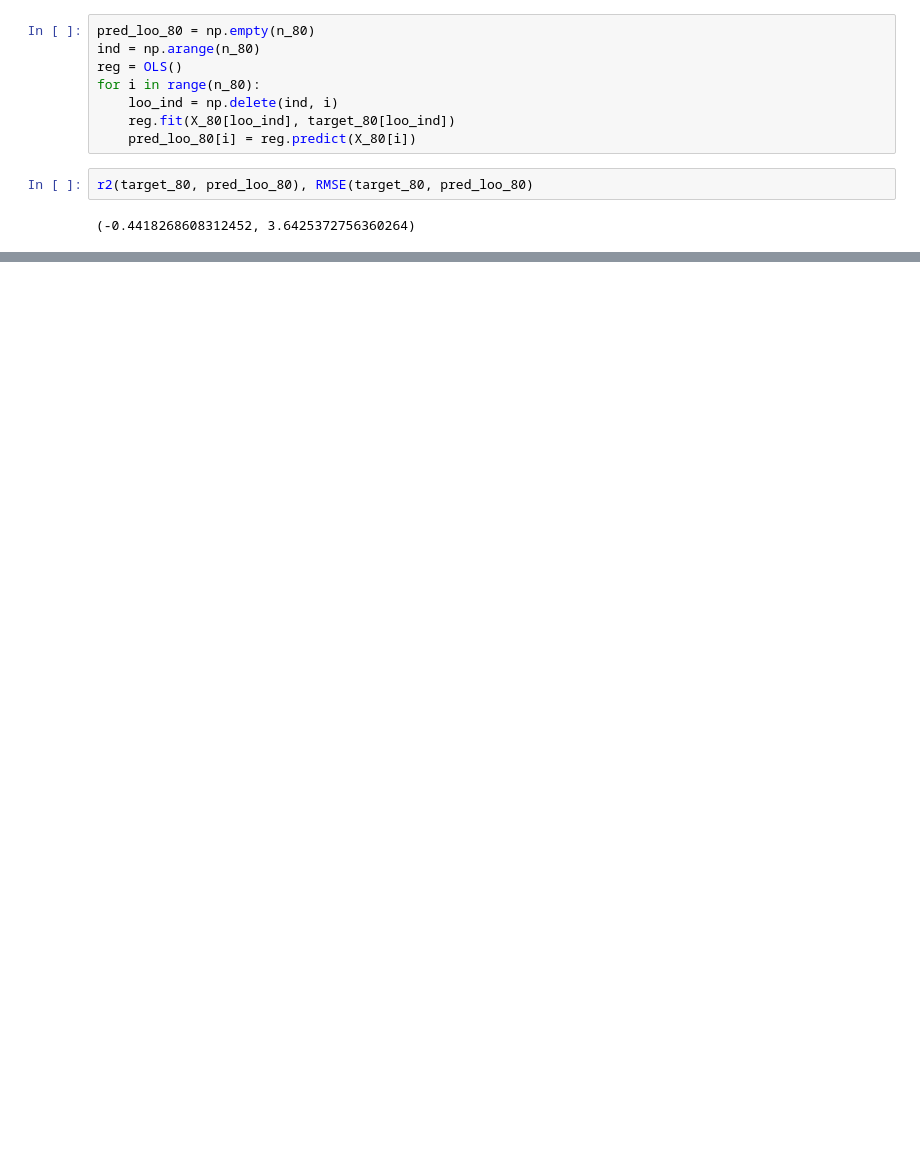
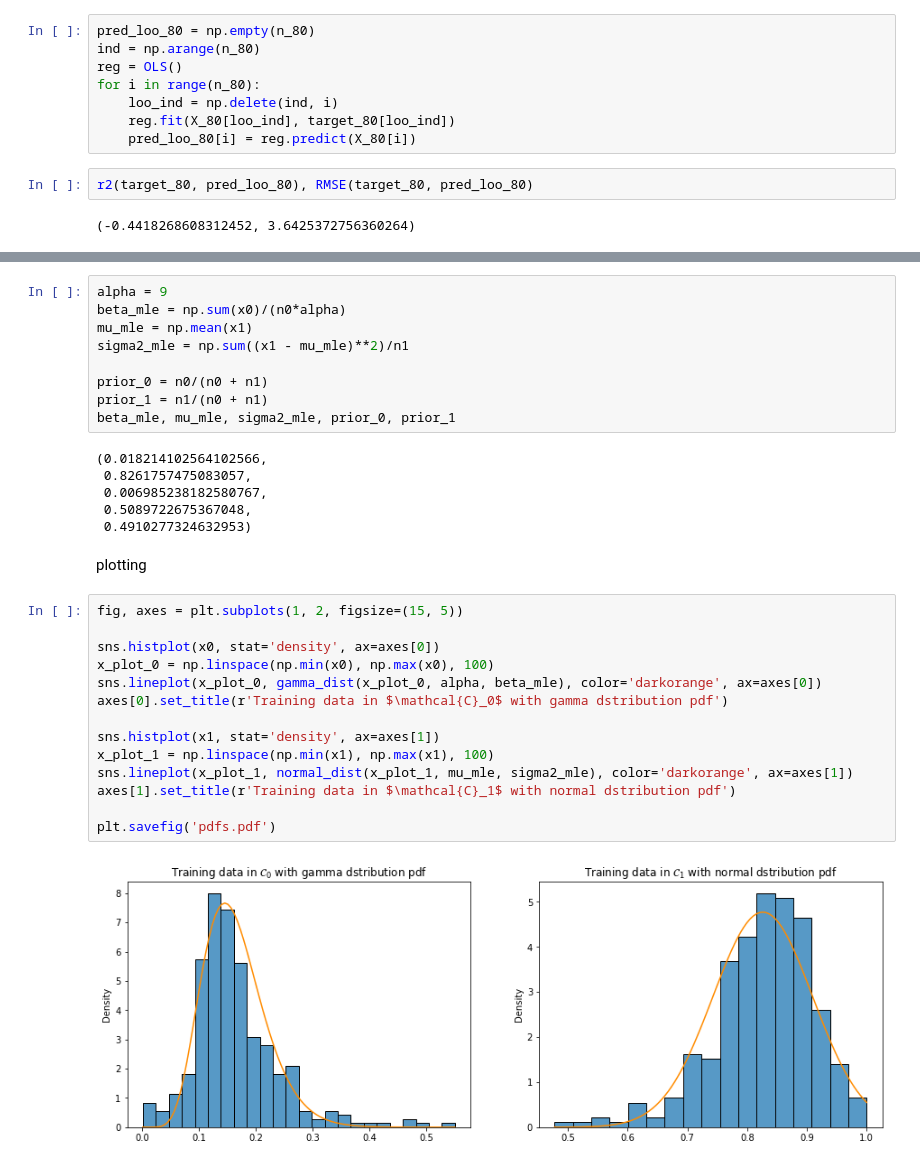
Before and after one commit to sifoss/FYS2021_1, a Jupyter notebook: assignment1.ipynb, the cells around one changed output, grey strips where cells are left out. Drawn from its saved outputs; the diff is of its cells as text; blank space fills up the shorter version.

```diff
--- a/assignment1.ipynb
+++ b/assignment1.ipynb
@@ -71,0 +124,33 @@ r2(target_80, pred_loo_80), RMSE(target_80, pred_loo_80)
+# %%
+alpha = 9
+beta_mle = np.sum(x0)/(n0*alpha)
+mu_mle = np.mean(x1)
+sigma2_mle = np.sum((x1 - mu_mle)**2)/n1
+
+prior_0 = n0/(n0 + n1)
+prior_1 = n1/(n0 + n1)
+beta_mle, mu_mle, sigma2_mle, prior_0, prior_1
+# %% [output]
+(0.018214102564102566,
+ 0.8261757475083057,
+ 0.006985238182580767,
+ 0.5089722675367048,
+ 0.4910277324632953)
+# %% [markdown]
+plotting
+# %%
+fig, axes = plt.subplots(1, 2, figsize=(15, 5))
+
+sns.histplot(x0, stat='density', ax=axes[0])
+x_plot_0 = np.linspace(np.min(x0), np.max(x0), 100)
+sns.lineplot(x_plot_0, gamma_dist(x_plot_0, alpha, beta_mle), color='darkorange', ax=axes[0])
+axes[0].set_title(r'Training data in $\mathcal{C}_0$ with gamma dstribution pdf')
+
+sns.histplot(x1, stat='density', ax=axes[1])
+x_plot_1 = np.linspace(np.min(x1), np.max(x1), 100)
+sns.lineplot(x_plot_1, normal_dist(x_plot_1, mu_mle, sigma2_mle), color='darkorange', ax=axes[1])
+axes[1].set_title(r'Training data in $\mathcal{C}_1$ with normal dstribution pdf')
+
+plt.savefig('pdfs.pdf')
+# %% [output]
+[figure, added]
```
Also changed, not shown: parts of 26 cells of this notebook.
